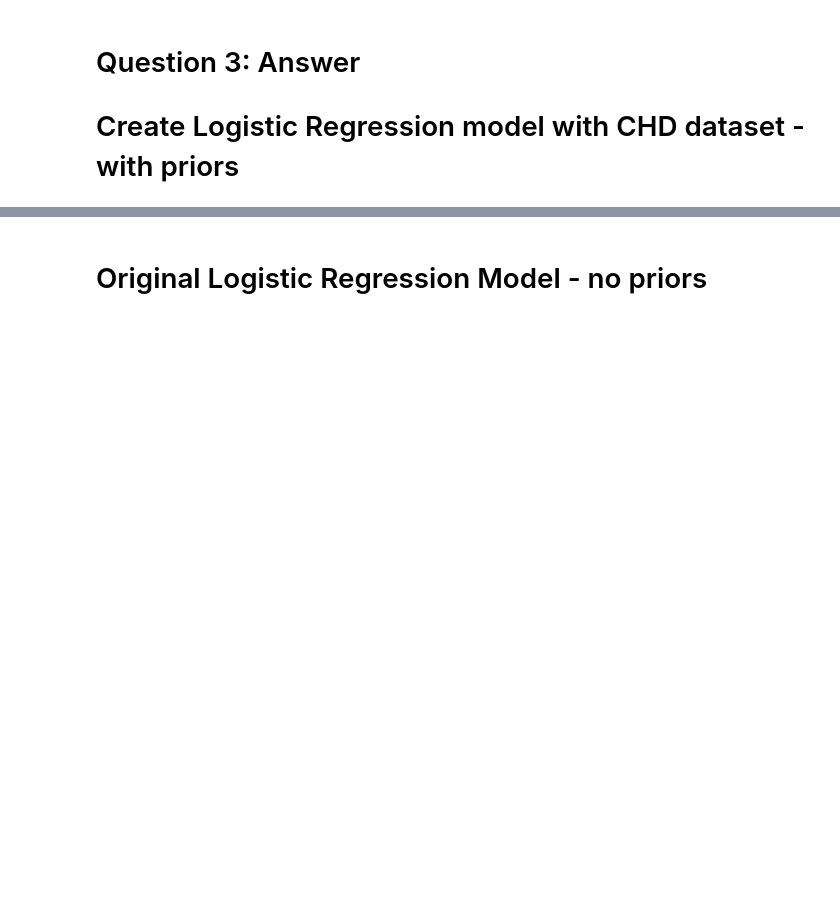
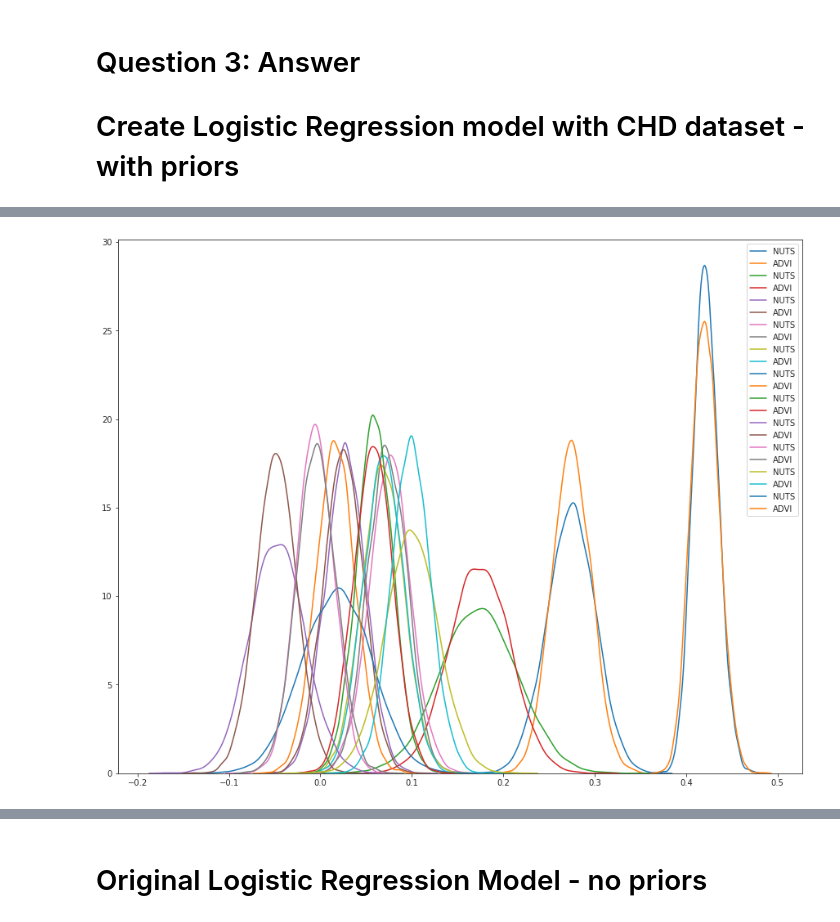
Before and after one commit to jaykay4403/Bayesian-ML, a Jupyter notebook: pymc3-bayesian-logistic-regression-classification.ipynb, the cells around one changed output, grey strips where cells are left out. Saved outputs shown, nothing was run; the diff lists cells and outputs as text; code cells hidden in the pictures; blank space fills up the shorter version.

```diff
--- a/pymc3-bayesian-logistic-regression-classification.ipynb
+++ b/pymc3-bayesian-logistic-regression-classification.ipynb
@@ -354 +498,25 @@ sns.kdeplot(approx.sample(10000)["x"], label="ADVI");
+# %%
+## Transpose column names to be able to run a list comprehension
+## to create my posterior density plot below
+
+col_list = pm.summary(trace).T
+#col_list
+# %%
+## Posteriors density plot - It's a little messy, but it's kind of cool!
+## Use list comprehension to iterate through variables
+## And, you can see the difference between NUTS and ADVI...
+
+## For this to work, the following code must be uncommented for MCMC
+## sampling: trace = pm.sample(5000)
+
+import seaborn as sns
+plt.figure(figsize=(15,12))
+
+for col in col_list:
+  ax = sns.kdeplot(trace[col], label="NUTS")
+  sns.kdeplot(approx.sample(10000)[col], label="ADVI");
+
+# See: https://docs.pymc.io/en/v3/pymc-examples/examples/variational_inference/variational_api_quickstart.html
+# %% [output]
+[figure, added]
 # %%
```
Also changed, not shown: parts of 34 cells of this notebook.
